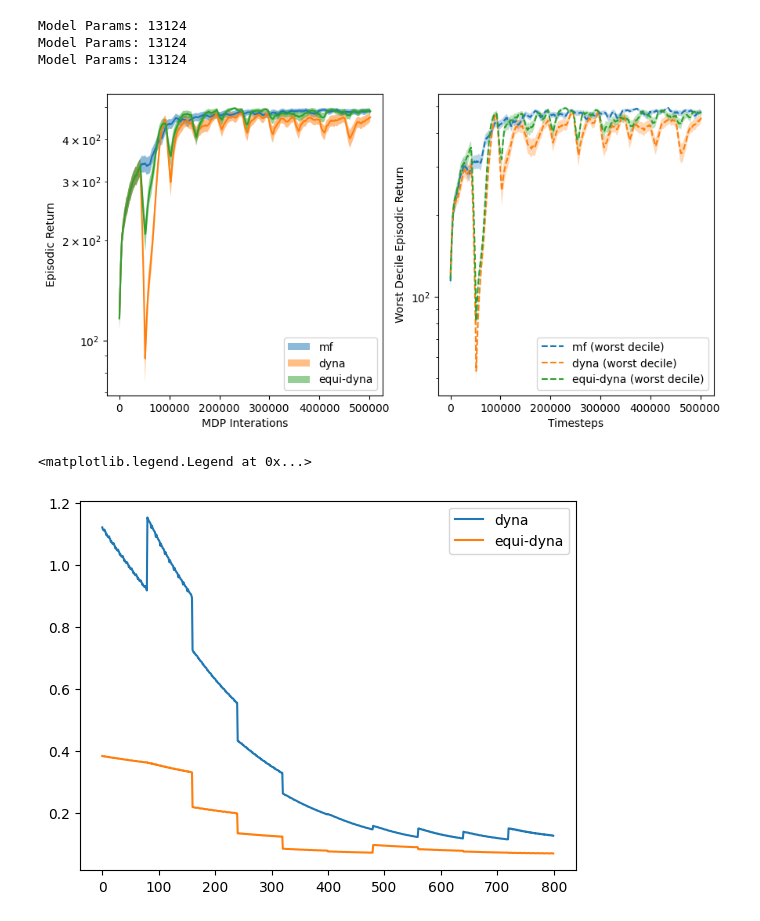
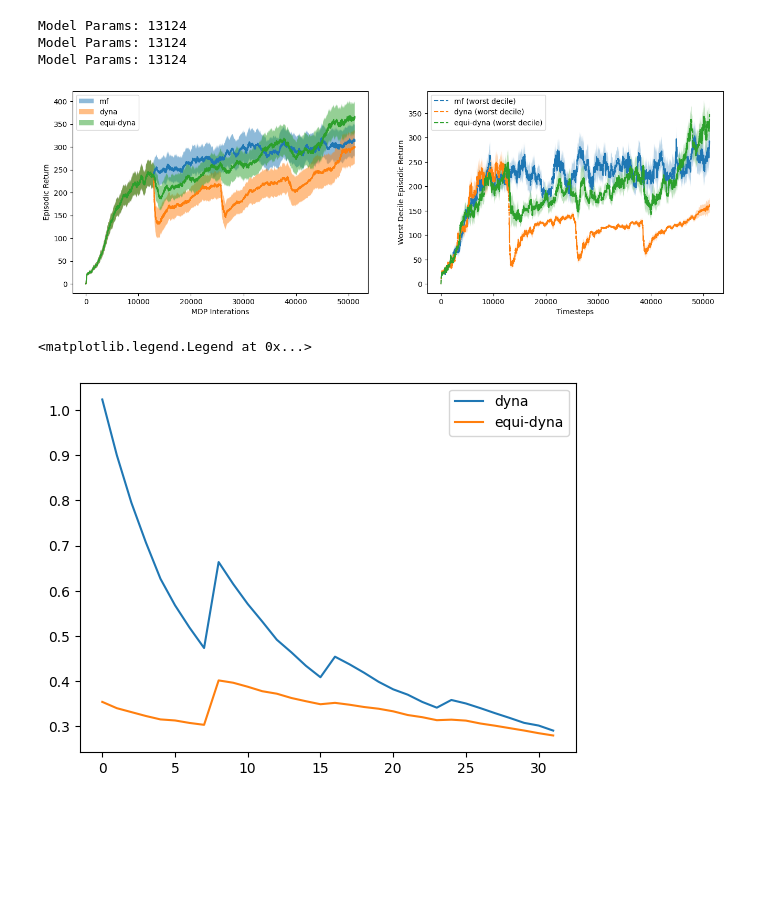
Before and after one commit to seancraven/mono_ms, a Jupyter notebook: dyna/trial.ipynb, the cells around one changed output. Drawn from its saved outputs; the diff is of its cells as text; code cells hidden in the pictures; blank space fills up the shorter version.

```diff
--- a/dyna/trial.ipynb
+++ b/dyna/trial.ipynb
@@ -34,15 +63,17 @@ Model Params: 13124
 Model Params: 13124
 Model Params: 13124
 # %%
-import numpy as np
-import jax.numpy as jnp
-def moving_average(x, w=10000):
+
+def moving_average(x, w=10):
     return np.convolve(x, np.ones(w), "valid") / w
-fig, ax = plt.subplots(1, 2, figsize=(10, 5))
+fig, ax = plt.subplots(1, 2, figsize=(16, 5))
 for res, name in zip(results, names):
-    _, info = res
-    traj = info[1]
-    acting_returns = traj.info["returned_episode_returns"].reshape(NUM_SEEDS, -1)
+    traj = res[1]
+    # acting_returns = 1 - traj.info["returned_episode_returns"]/ 500
+    # ax[0].set_ylim(1e-2, 1)
+    # ax[1].set_ylim(1e-2, 1)
+    acting_returns = traj.info["returned_episode_returns"]
+    acting_returns = acting_returns.reshape(np.prod(acting_returns.shape[:2]), -1)
     acting_returns_mean = jnp.mean(acting_returns, axis=0).reshape(-1)
     acting_returns_std = jnp.std(acting_returns, axis=0).reshape(-1)/ np.sqrt(NUM_SEEDS)
     acting_returns_mean = moving_average(acting_returns_mean)
@@ -50,46 +81,44 @@ for res, name in zip(results, names):
     lower = acting_returns_mean - acting_returns_std
     upper = acting_returns_mean + acting_returns_std
     x = jnp.arange(len(acting_returns_mean))
-    ax[0].semilogy(acting_returns_mean, )
+    ax[0].plot(acting_returns_mean, )
     ax[0].fill_between(jnp.arange(len(acting_returns_mean)), lower, upper, alpha=0.5,  label=name)
     ax[0].legend()
     ax[0].set_xlabel("MDP Interations")
     ax[0].set_ylabel("Episodic Return")
-    cumulative_returns = np.cumsum(acting_returns.reshape(NUM_SEEDS, -1), axis=1)[:, -1]
-    assert cumulative_returns.shape == (NUM_SEEDS,), f"{cumulative_returns.shape}"
-    worst_decile = np.quantile(cumulative_returns, 0.3)
+    cumulative_returns = np.cumsum(acting_returns, axis=1)[:, -1]
+    worst_decile = np.quantile(cumulative_returns, 0.1)
     worst_mean = acting_returns[cumulative_returns < worst_decile].mean(axis=0)
     worst_std = acting_returns[cumulative_returns < worst_decile].std(
         axis=0
     ) / np.sqrt(NUM_SEEDS)
     worst_upper = worst_mean + worst_std
     worst_lower = worst_mean - worst_std
-    ax[1].semilogy(
+    ax[1].plot(
         x,
         moving_average(worst_mean),
         label=f"{name} (worst decile)",
         linestyle="--",
     )
     ax[1].fill_between(
         x,
         moving_average(worst_lower),
         moving_average(worst_upper),
         alpha=0.3,
     )
     ax[1].set_xlabel("Timesteps")
     ax[1].set_ylabel("Worst Decile Episodic Return")
 
 ax[0].legend()
 ax[1].legend()
 fig.savefig("plots.png")
 # %% [output]
-[figure, old version]
+[figure, new version]
 # %%
-for res, name in zip(results[1:], names[1:]):
-    _, info = res
+for info, name in zip(results[1:], names[1:]):
     m_loss= info[-1]
-    plt.plot(m_loss.mean(axis=0).reshape(-1),  label=name)
+    plt.plot(m_loss.mean(axis=(0, 1)).reshape(-1),  label=name)
 plt.legend()
 # %% [output]
 <matplotlib.legend.Legend at 0x...>
-[figure, old version]
+[figure, new version]
```
Also changed, not shown: parts of 2 cells of this notebook, 1 other file.
